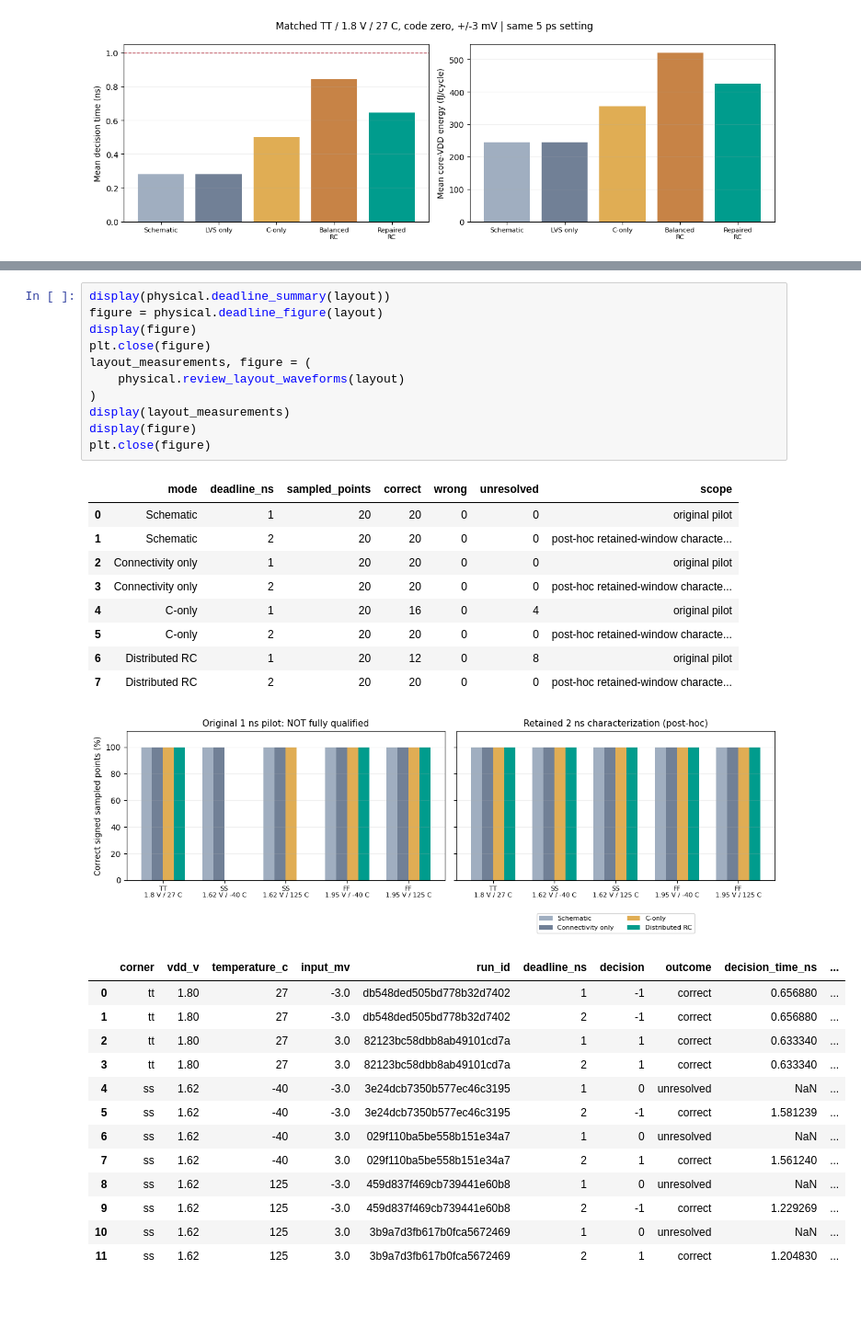
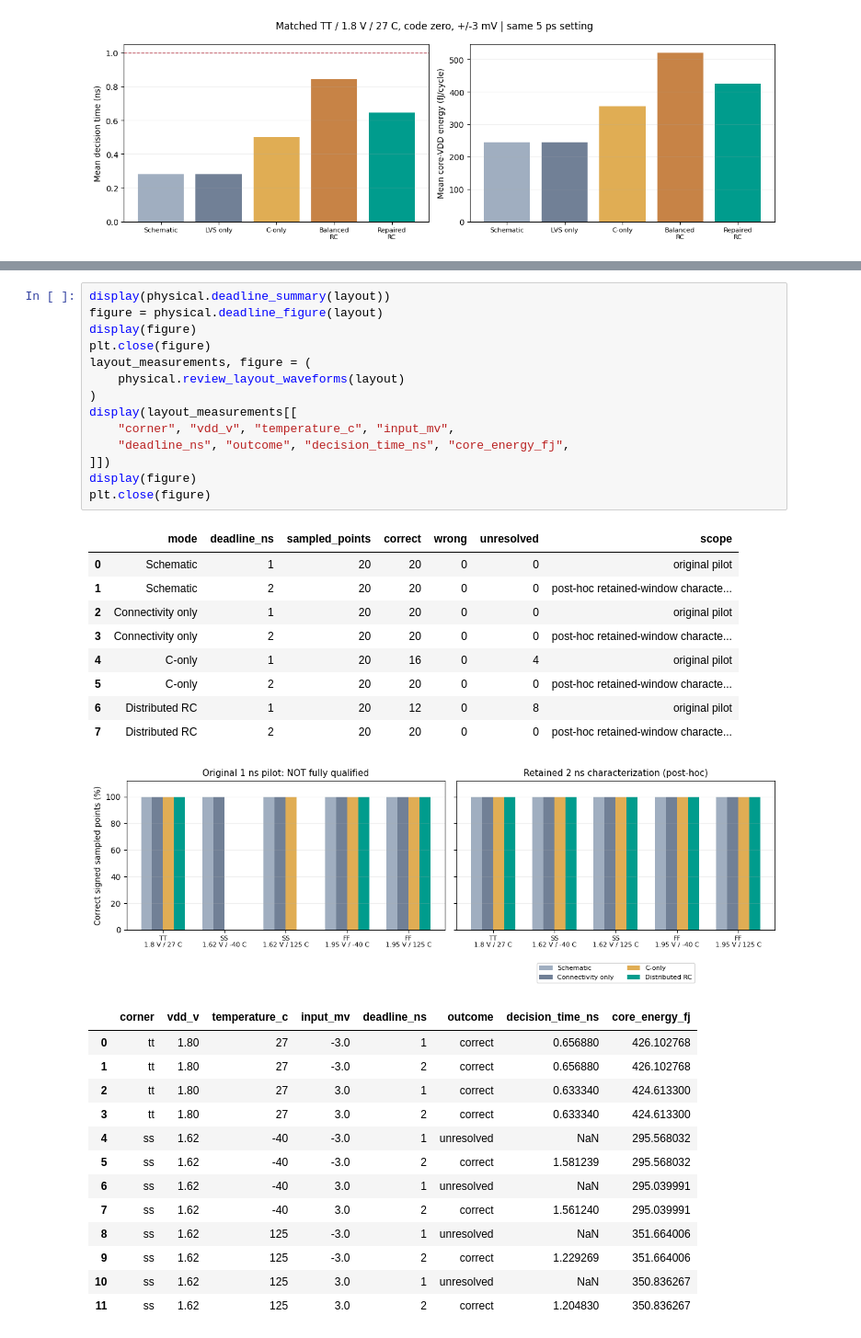
Before and after one commit to WLHsu0827/sscs-ose-code-a-chip.github.io, a Jupyter notebook: ISSCC27/submitted_notebooks/comparator_atlas/Comparator_Atlas.ipynb, the cells around one changed output, grey strips where cells are left out. Shown at 92% size. Cells and saved outputs as stored; diff of their text form; blank space fills up the shorter version.

```diff
--- a/ISSCC27/submitted_notebooks/comparator_atlas/Comparator_Atlas.ipynb
+++ b/ISSCC27/submitted_notebooks/comparator_atlas/Comparator_Atlas.ipynb
@@ -649,36 +623,39 @@ The clock remains 10 ns in every comparison.
 # %%
 display(physical.deadline_summary(layout))
 figure = physical.deadline_figure(layout)
 display(figure)
 plt.close(figure)
 layout_measurements, figure = (
     physical.review_layout_waveforms(layout)
 )
-display(layout_measurements)
+display(layout_measurements[[
+    "corner", "vdd_v", "temperature_c", "input_mv",
+    "deadline_ns", "outcome", "decision_time_ns", "core_energy_fj",
+]])
 display(figure)
 plt.close(figure)
 # %% [output]
 |  | mode | deadline_ns | sampled_points | correct | wrong | unresolved | scope |
 | 0 | Schematic | 1 | 20 | 20 | 0 | 0 | original pilot |
 | 1 | Schematic | 2 | 20 | 20 | 0 | 0 | post-hoc retained-window characte... |
 | 2 | Connectivity only | 1 | 20 | 20 | 0 | 0 | original pilot |
 | 3 | Connectivity only | 2 | 20 | 20 | 0 | 0 | post-hoc retained-window characte... |
 | 4 | C-only | 1 | 20 | 16 | 0 | 4 | original pilot |
 | 5 | C-only | 2 | 20 | 20 | 0 | 0 | post-hoc retained-window characte... |
 | 6 | Distributed RC | 1 | 20 | 12 | 0 | 8 | original pilot |
 | 7 | Distributed RC | 2 | 20 | 20 | 0 | 0 | post-hoc retained-window characte... |
 [figure]
-|  | corner | vdd_v | temperature_c | input_mv | run_id | deadline_ns | decision | outcome | decision_time_ns | ... |
-| 0 | tt | 1.80 | 27 | -3.0 | db548ded505bd778b32d7402 | 1 | -1 | correct | 0.656880 | ... |
-| 1 | tt | 1.80 | 27 | -3.0 | db548ded505bd778b32d7402 | 2 | -1 | correct | 0.656880 | ... |
-| 2 | tt | 1.80 | 27 | 3.0 | 82123bc58dbb8ab49101cd7a | 1 | 1 | correct | 0.633340 | ... |
-| 3 | tt | 1.80 | 27 | 3.0 | 82123bc58dbb8ab49101cd7a | 2 | 1 | correct | 0.633340 | ... |
-| 4 | ss | 1.62 | -40 | -3.0 | 3e24dcb7350b577ec46c3195 | 1 | 0 | unresolved | NaN | ... |
-| 5 | ss | 1.62 | -40 | -3.0 | 3e24dcb7350b577ec46c3195 | 2 | -1 | correct | 1.581239 | ... |
-| 6 | ss | 1.62 | -40 | 3.0 | 029f110ba5be558b151e34a7 | 1 | 0 | unresolved | NaN | ... |
-| 7 | ss | 1.62 | -40 | 3.0 | 029f110ba5be558b151e34a7 | 2 | 1 | correct | 1.561240 | ... |
-| 8 | ss | 1.62 | 125 | -3.0 | 459d837f469cb739441e60b8 | 1 | 0 | unresolved | NaN | ... |
-| 9 | ss | 1.62 | 125 | -3.0 | 459d837f469cb739441e60b8 | 2 | -1 | correct | 1.229269 | ... |
-| 10 | ss | 1.62 | 125 | 3.0 | 3b9a7d3fb617b0fca5672469 | 1 | 0 | unresolved | NaN | ... |
-| 11 | ss | 1.62 | 125 | 3.0 | 3b9a7d3fb617b0fca5672469 | 2 | 1 | correct | 1.204830 | ... |
+|  | corner | vdd_v | temperature_c | input_mv | deadline_ns | outcome | decision_time_ns | core_energy_fj |
+| 0 | tt | 1.80 | 27 | -3.0 | 1 | correct | 0.656880 | 426.102768 |
+| 1 | tt | 1.80 | 27 | -3.0 | 2 | correct | 0.656880 | 426.102768 |
+| 2 | tt | 1.80 | 27 | 3.0 | 1 | correct | 0.633340 | 424.613300 |
+| 3 | tt | 1.80 | 27 | 3.0 | 2 | correct | 0.633340 | 424.613300 |
+| 4 | ss | 1.62 | -40 | -3.0 | 1 | unresolved | NaN | 295.568032 |
+| 5 | ss | 1.62 | -40 | -3.0 | 2 | correct | 1.581239 | 295.568032 |
+| 6 | ss | 1.62 | -40 | 3.0 | 1 | unresolved | NaN | 295.039991 |
+| 7 | ss | 1.62 | -40 | 3.0 | 2 | correct | 1.561240 | 295.039991 |
+| 8 | ss | 1.62 | 125 | -3.0 | 1 | unresolved | NaN | 351.664006 |
+| 9 | ss | 1.62 | 125 | -3.0 | 2 | correct | 1.229269 | 351.664006 |
+| 10 | ss | 1.62 | 125 | 3.0 | 1 | unresolved | NaN | 350.836267 |
+| 11 | ss | 1.62 | 125 | 3.0 | 2 | correct | 1.204830 | 350.836267 |
 [figure]
```
Also changed, not shown: parts of 20 cells of this notebook, 20 other files.
